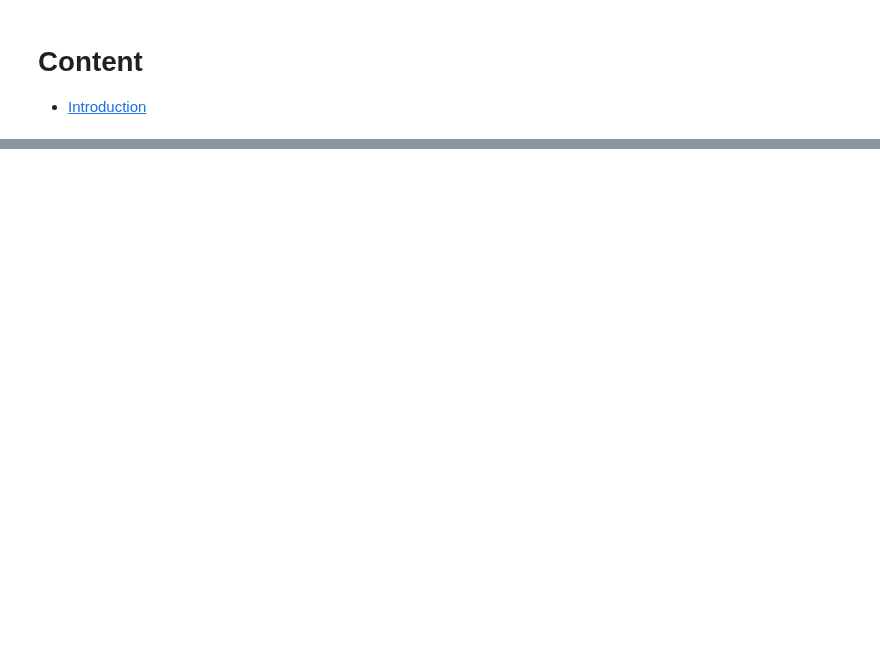
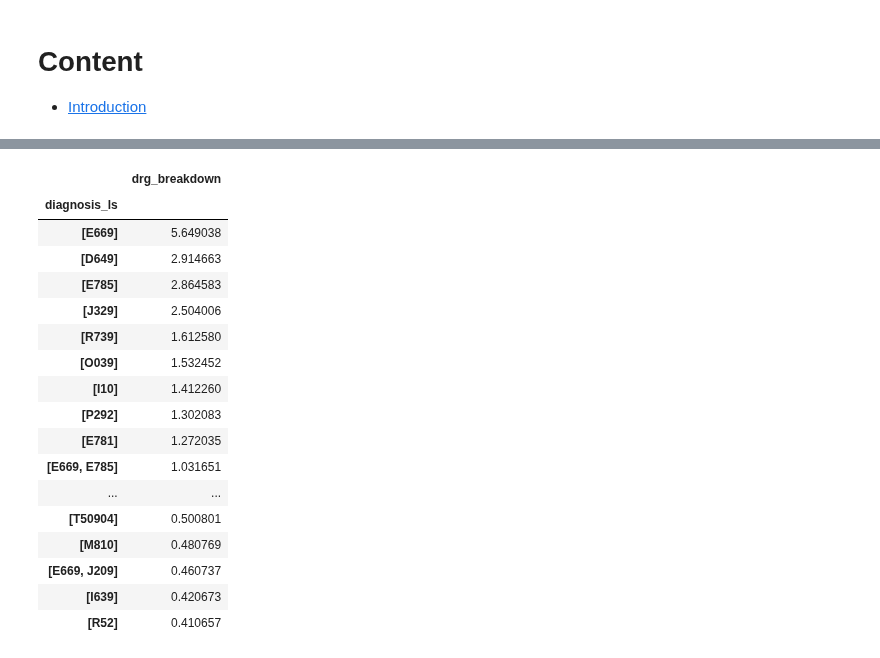
Before and after one commit to martza87/siads_696_mII, a Jupyter notebook: src/02_EDA_claim.ipynb, the cells around one changed output, grey strips where cells are left out. Drawn from its saved outputs; the diff is of its cells as text; code cells hidden in the pictures; blank space fills up the shorter version.

```diff
--- a/src/02_EDA_claim.ipynb
+++ b/src/02_EDA_claim.ipynb
@@ -148,0 +93,25 @@ len(ext_cols)
+# %%
+# Percentage breakdown
+vals = non_na_drg['diagnosis_ls'].value_counts(normalize=True) * 100
+pd.DataFrame({
+  'drg_breakdown': vals
+}).head(20)
+# %% [output]
+|  | drg_breakdown |
+| diagnosis_ls |  |
+| [E669] | 5.649038 |
+| [D649] | 2.914663 |
+| [E785] | 2.864583 |
+| [J329] | 2.504006 |
+| [R739] | 1.612580 |
+| [O039] | 1.532452 |
+| [I10] | 1.412260 |
+| [P292] | 1.302083 |
+| [E781] | 1.272035 |
+| [E669, E785] | 1.031651 |
+| ... | ... |
+| [T50904] | 0.500801 |
+| [M810] | 0.480769 |
+| [E669, J209] | 0.460737 |
+| [I639] | 0.420673 |
+| [R52] | 0.410657 |
```
Also changed, not shown: parts of 30 cells of this notebook, 2 other files.
